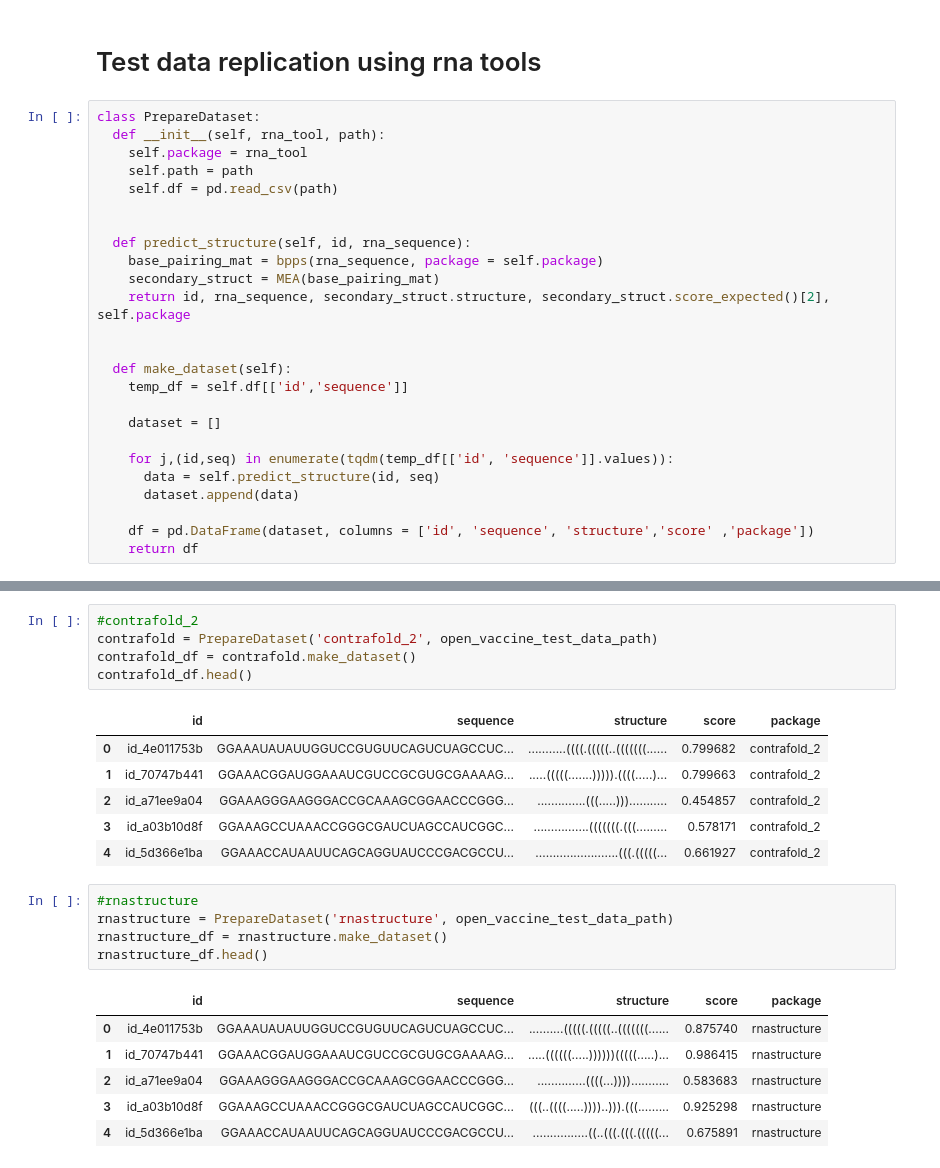
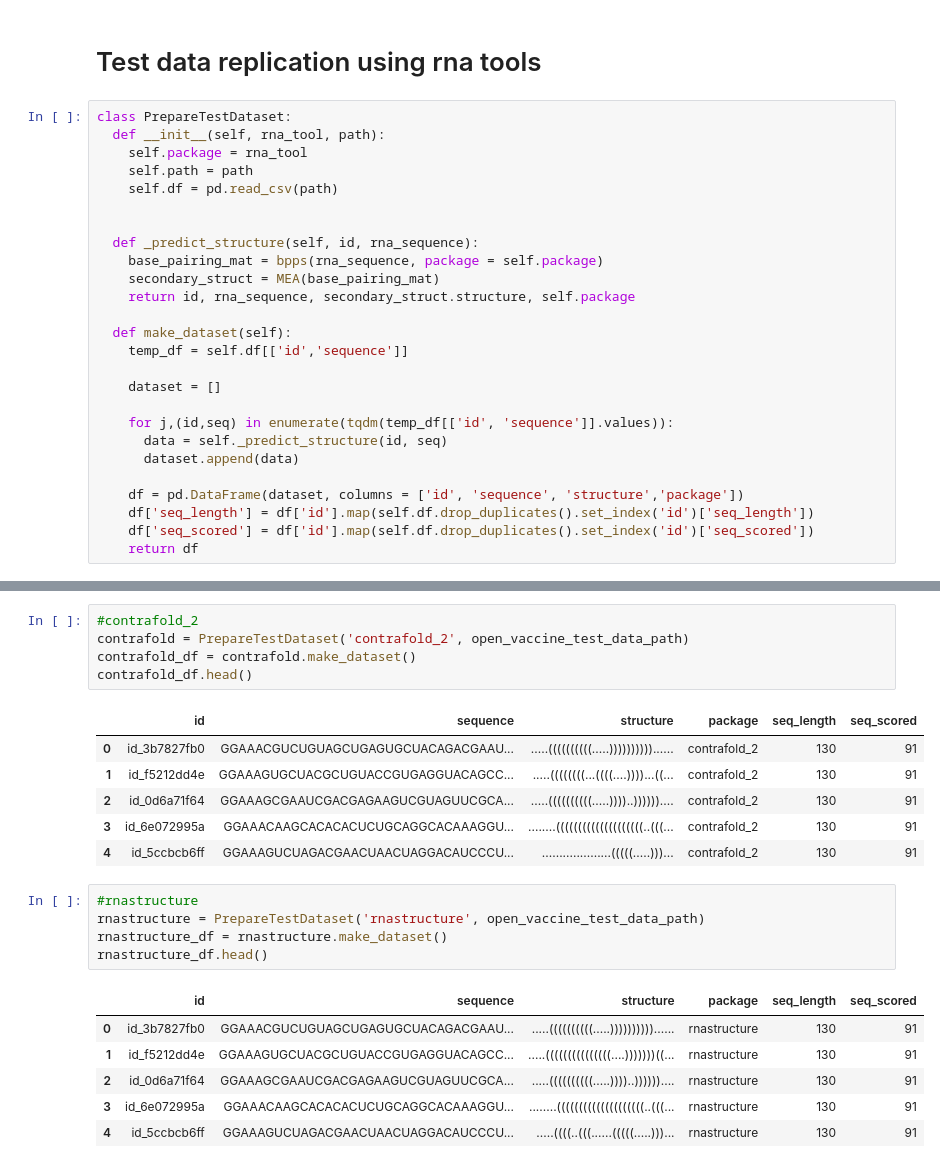
Before and after one commit to shashankcuber/mRNA_Vaccine_Stabilization, a Jupyter notebook: mRNA_vaccine_stabilizer.ipynb, the cells around one changed output, grey strips where cells are left out. Drawn from its saved outputs; the diff is of its cells as text.

```diff
--- a/mRNA_vaccine_stabilizer.ipynb
+++ b/mRNA_vaccine_stabilizer.ipynb
@@ -47,18 +47,17 @@ import arnie.utils as utils
 # %% [markdown]
 # Test data replication using rna tools
 # %%
-class PrepareDataset:
+class PrepareTestDataset:
   def __init__(self, rna_tool, path):
     self.package = rna_tool
     self.path = path
     self.df = pd.read_csv(path)
 
 
-  def predict_structure(self, id, rna_sequence):
+  def _predict_structure(self, id, rna_sequence):
     base_pairing_mat = bpps(rna_sequence, package = self.package)
     secondary_struct = MEA(base_pairing_mat)
-    return id, rna_sequence, secondary_struct.structure, secondary_struct.score_expected()[2], self.package
-
+    return id, rna_sequence, secondary_struct.structure, self.package
 
   def make_dataset(self):
     temp_df = self.df[['id','sequence']]
@@ -66,10 +65,12 @@ class PrepareDataset:
     dataset = []
 
     for j,(id,seq) in enumerate(tqdm(temp_df[['id', 'sequence']].values)):
-      data = self.predict_structure(id, seq)
+      data = self._predict_structure(id, seq)
       dataset.append(data)
 
-    df = pd.DataFrame(dataset, columns = ['id', 'sequence', 'structure','score' ,'package'])
+    df = pd.DataFrame(dataset, columns = ['id', 'sequence', 'structure','package'])
+    df['seq_length'] = df['id'].map(self.df.drop_duplicates().set_index('id')['seq_length'])
+    df['seq_scored'] = df['id'].map(self.df.drop_duplicates().set_index('id')['seq_scored'])
     return df
 # %%
 #vienna_2
@@ -86,24 +87,24 @@ vienna_df.head()
 # %%
 #contrafold_2
-contrafold = PrepareDataset('contrafold_2', open_vaccine_test_data_path)
+contrafold = PrepareTestDataset('contrafold_2', open_vaccine_test_data_path)
 contrafold_df = contrafold.make_dataset()
 contrafold_df.head()
 # %% [output]
-|  | id | sequence | structure | score | package |
-| 0 | id_4e011753b | GGAAAUAUAUUGGUCCGUGUUCAGUCUAGCCUC... | ...........((((.(((((..(((((((...... | 0.799682 | contrafold_2 |
-| 1 | id_70747b441 | GGAAACGGAUGGAAAUCGUCCGCGUGCGAAAAG... | .....(((((.......))))).((((.....)... | 0.799663 | contrafold_2 |
-| 2 | id_a71ee9a04 | GGAAAGGGAAGGGACCGCAAAGCGGAACCCGGG... | ..............(((.....)))........... | 0.454857 | contrafold_2 |
-| 3 | id_a03b10d8f | GGAAAGCCUAAACCGGGCGAUCUAGCCAUCGGC... | ................(((((((.(((......... | 0.578171 | contrafold_2 |
-| 4 | id_5d366e1ba | GGAAACCAUAAUUCAGCAGGUAUCCCGACGCCU... | ........................(((.(((((... | 0.661927 | contrafold_2 |
+|  | id | sequence | structure | package | seq_length | seq_scored |
+| 0 | id_3b7827fb0 | GGAAACGUCUGUAGCUGAGUGCUACAGACGAAU... | .....((((((((((.....))))))))))...... | contrafold_2 | 130 | 91 |
+| 1 | id_f5212dd4e | GGAAAGUGCUACGCUGUACCGUGAGGUACAGCC... | .....((((((((...((((....))))...((... | contrafold_2 | 130 | 91 |
+| 2 | id_0d6a71f64 | GGAAAGCGAAUCGACGAGAAGUCGUAGUUCGCA... | .....((((((((((.....))))..)))))).... | contrafold_2 | 130 | 91 |
+| 3 | id_6e072995a | GGAAACAAGCACACACUCUGCAGGCACAAAGGU... | ........((((((((((((((((((((..(((... | contrafold_2 | 130 | 91 |
+| 4 | id_5ccbcb6ff | GGAAAGUCUAGACGAACUAACUAGGACAUCCCU... | ....................(((((.....)))... | contrafold_2 | 130 | 91 |
 # %%
 #rnastructure
-rnastructure = PrepareDataset('rnastructure', open_vaccine_test_data_path)
+rnastructure = PrepareTestDataset('rnastructure', open_vaccine_test_data_path)
 rnastructure_df = rnastructure.make_dataset()
 rnastructure_df.head()
 # %% [output]
-|  | id | sequence | structure | score | package |
-| 0 | id_4e011753b | GGAAAUAUAUUGGUCCGUGUUCAGUCUAGCCUC... | ..........(((((.(((((..(((((((...... | 0.875740 | rnastructure |
-| 1 | id_70747b441 | GGAAACGGAUGGAAAUCGUCCGCGUGCGAAAAG... | .....((((((.....))))))(((((.....)... | 0.986415 | rnastructure |
-| 2 | id_a71ee9a04 | GGAAAGGGAAGGGACCGCAAAGCGGAACCCGGG... | ..............((((...))))........... | 0.583683 | rnastructure |
-| 3 | id_a03b10d8f | GGAAAGCCUAAACCGGGCGAUCUAGCCAUCGGC... | (((..((((.....))))..))).(((......... | 0.925298 | rnastructure |
-| 4 | id_5d366e1ba | GGAAACCAUAAUUCAGCAGGUAUCCCGACGCCU... | ................((..(((.(((.(((((... | 0.675891 | rnastructure |
+|  | id | sequence | structure | package | seq_length | seq_scored |
+| 0 | id_3b7827fb0 | GGAAACGUCUGUAGCUGAGUGCUACAGACGAAU... | .....((((((((((.....))))))))))...... | rnastructure | 130 | 91 |
+| 1 | id_f5212dd4e | GGAAAGUGCUACGCUGUACCGUGAGGUACAGCC... | .....(((((((((((((((....)))))))((... | rnastructure | 130 | 91 |
+| 2 | id_0d6a71f64 | GGAAAGCGAAUCGACGAGAAGUCGUAGUUCGCA... | .....((((((((((.....))))..)))))).... | rnastructure | 130 | 91 |
+| 3 | id_6e072995a | GGAAACAAGCACACACUCUGCAGGCACAAAGGU... | ........((((((((((((((((((((..(((... | rnastructure | 130 | 91 |
+| 4 | id_5ccbcb6ff | GGAAAGUCUAGACGAACUAACUAGGACAUCCCU... | .....((((..(((......(((((.....)))... | rnastructure | 130 | 91 |
```
Also changed, not shown: parts of 14 cells of this notebook.
